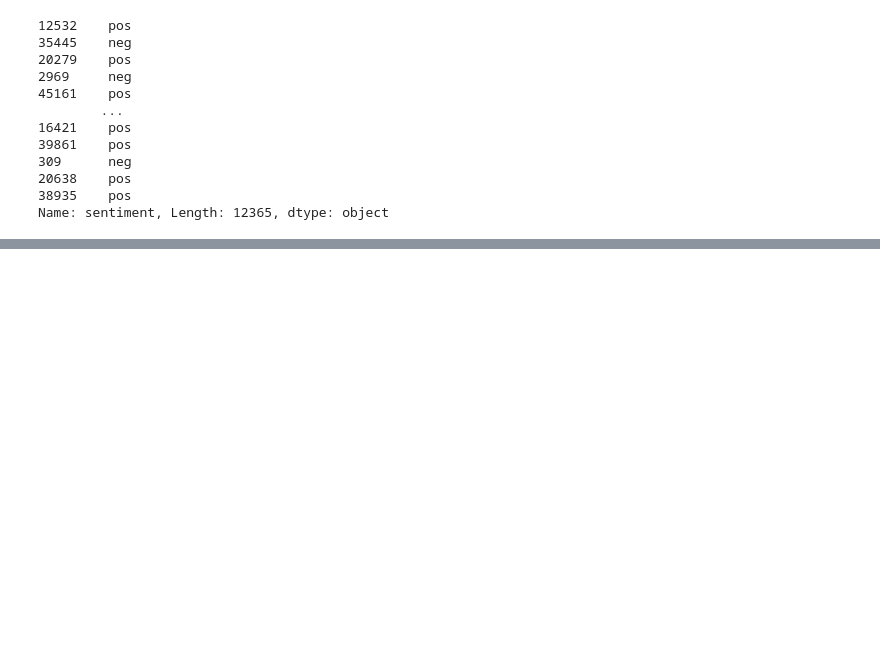
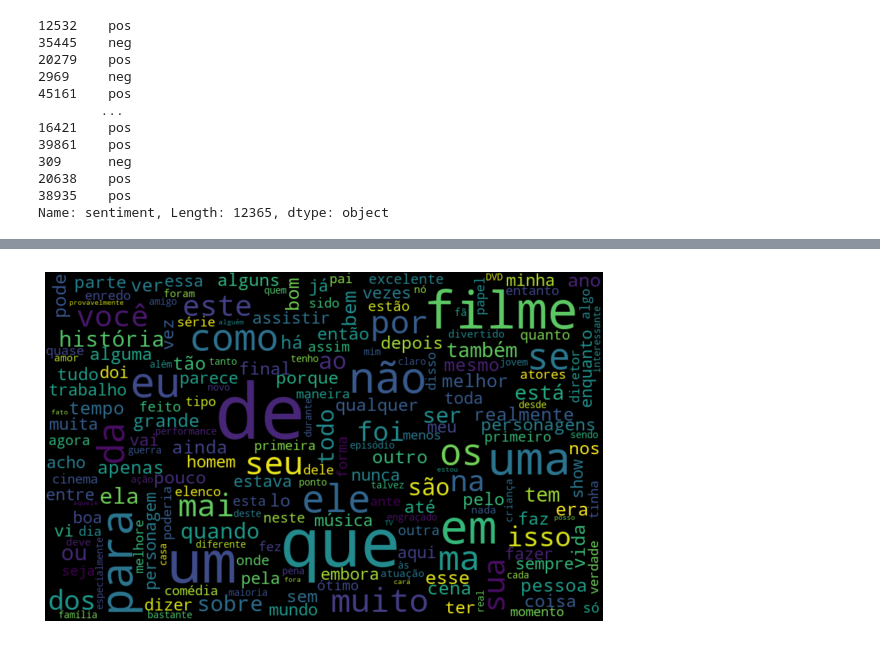
Before and after one commit to letpires/IMDBSentimentAnalysis, a Jupyter notebook: analise_sentimento_imdb.ipynb, the cells around one changed output, grey strips where cells are left out. Saved outputs shown, nothing was run; the diff lists cells and outputs as text; code cells hidden in the pictures; blank space fills up the shorter version.

```diff
--- a/analise_sentimento_imdb.ipynb
+++ b/analise_sentimento_imdb.ipynb
@@ -74,0 +271,14 @@ logistic_regression.fit(treino, classe_treino)
+# %%
+def create_wordcloud_pos(texto, coluna_texto):
+
+  texto_positivo = texto.query("sentiment == 'pos'")
+
+  all_words = ' '.join([texto for texto in texto_positivo[coluna_texto]])
+  word_cloud = WordCloud(width=800, height=500,
+                        max_font_size = 110,
+                        collocations=False).generate(all_words)
+
+  plt.figure(figsize=(10,7))
+  plt.imshow(word_cloud, interpolation = 'bilinear')
+  plt.axis("off")
+  plt.show()
@@ -74,0 +289,4 @@ logistic_regression.fit(treino, classe_treino)
+# %%
+create_wordcloud_pos(review, "text_pt")
+# %% [output]
+[figure, added]
```
Also changed, not shown: parts of 43 cells of this notebook.
